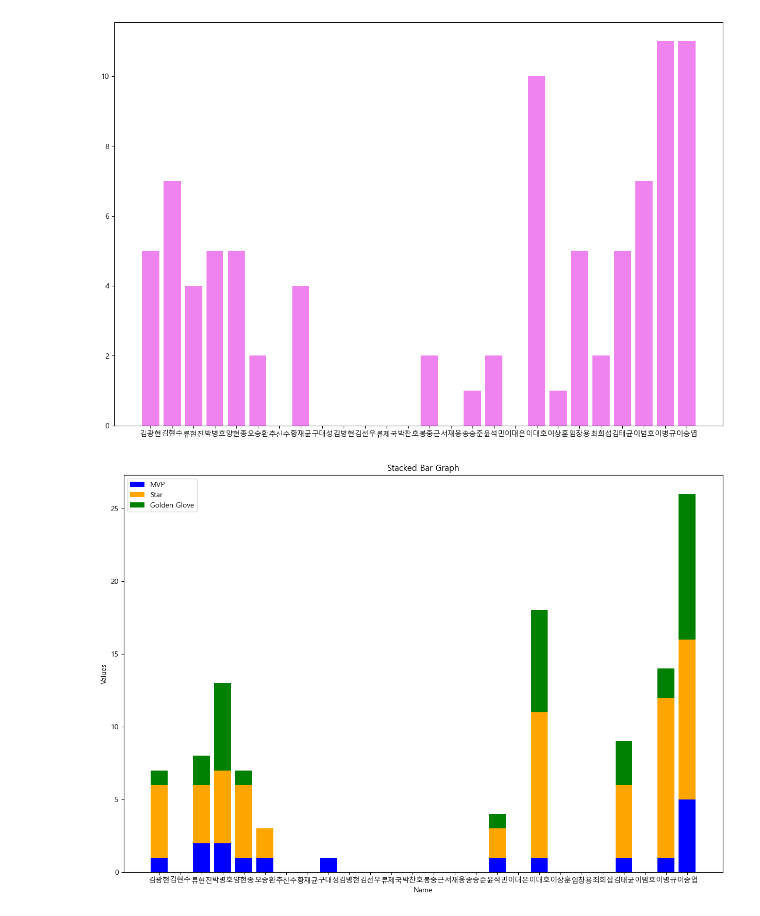
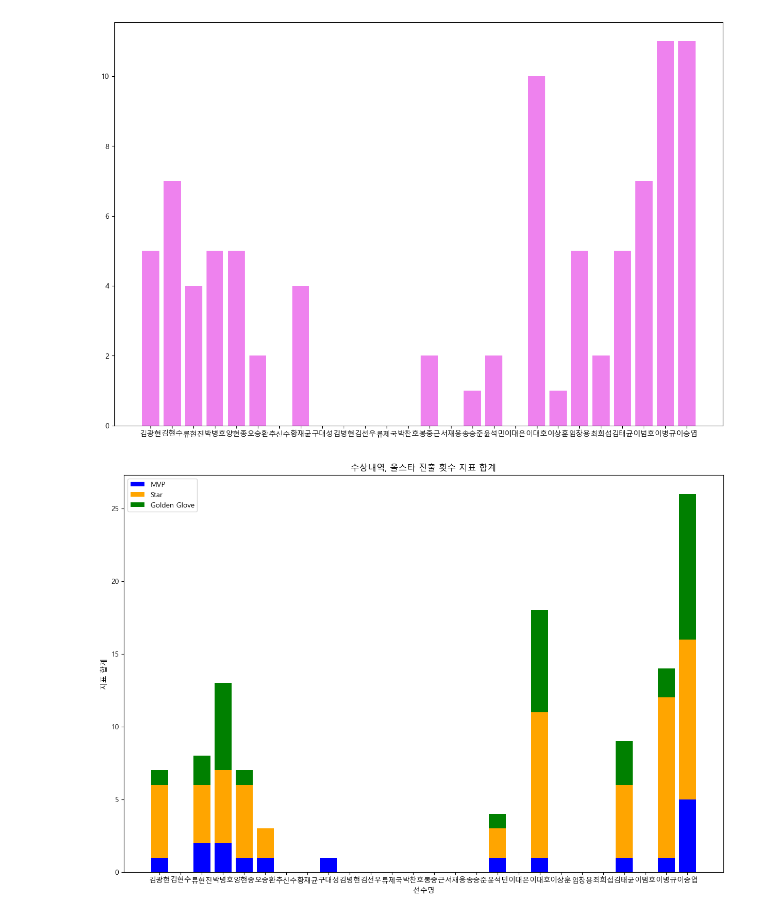
Before and after one commit to duddbs2002/team3, a Jupyter notebook: Youri/기본시각화.ipynb, the cells around one changed output. Drawn from its saved outputs; the diff is of its cells as text; code cells hidden in the pictures.

```diff
--- a/Youri/기본시각화.ipynb
+++ b/Youri/기본시각화.ipynb
@@ -45,17 +46,17 @@ plt.show()
 # %%
 # 그래프 그리기
 plt.figure(figsize=(15, 10))
 plt.bar(name, mvp, label="MVP", color='blue')
 plt.bar(name, star, bottom=mvp, label="Star", color='orange')
 plt.bar(name, gold, bottom=mvp + star, label="Golden Glove", color='green')
 
 # 그래프 세부 설정
-plt.xlabel("Name")
-plt.ylabel("Values")
-plt.title("Stacked Bar Graph")
+plt.xlabel("선수명")
+plt.ylabel("지표 합계")
+plt.title("수상내역, 올스타 진출 횟수 지표 합계")
 plt.legend()
 
 # 그래프 표시
 plt.show()
 # %% [output]
-[figure, old version]
+[figure, new version]
```
Also changed, not shown: parts of 10 cells of this notebook.
